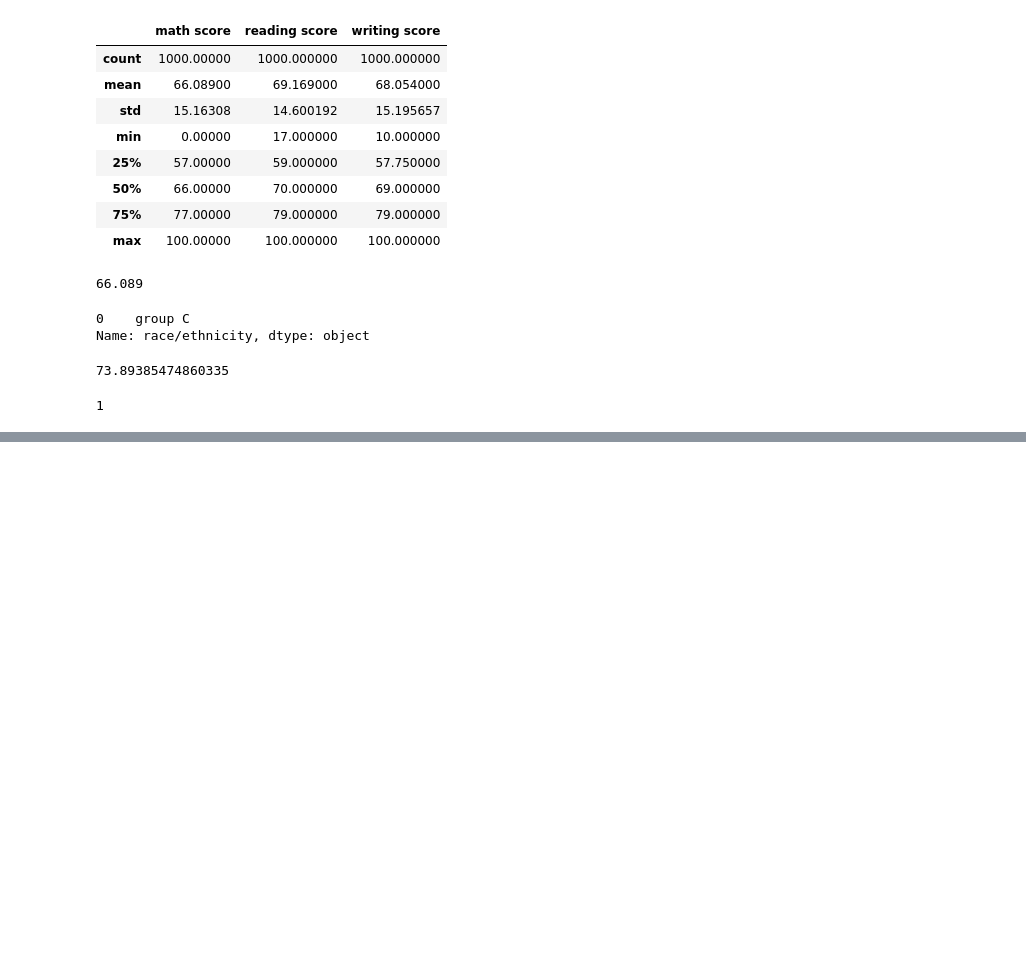
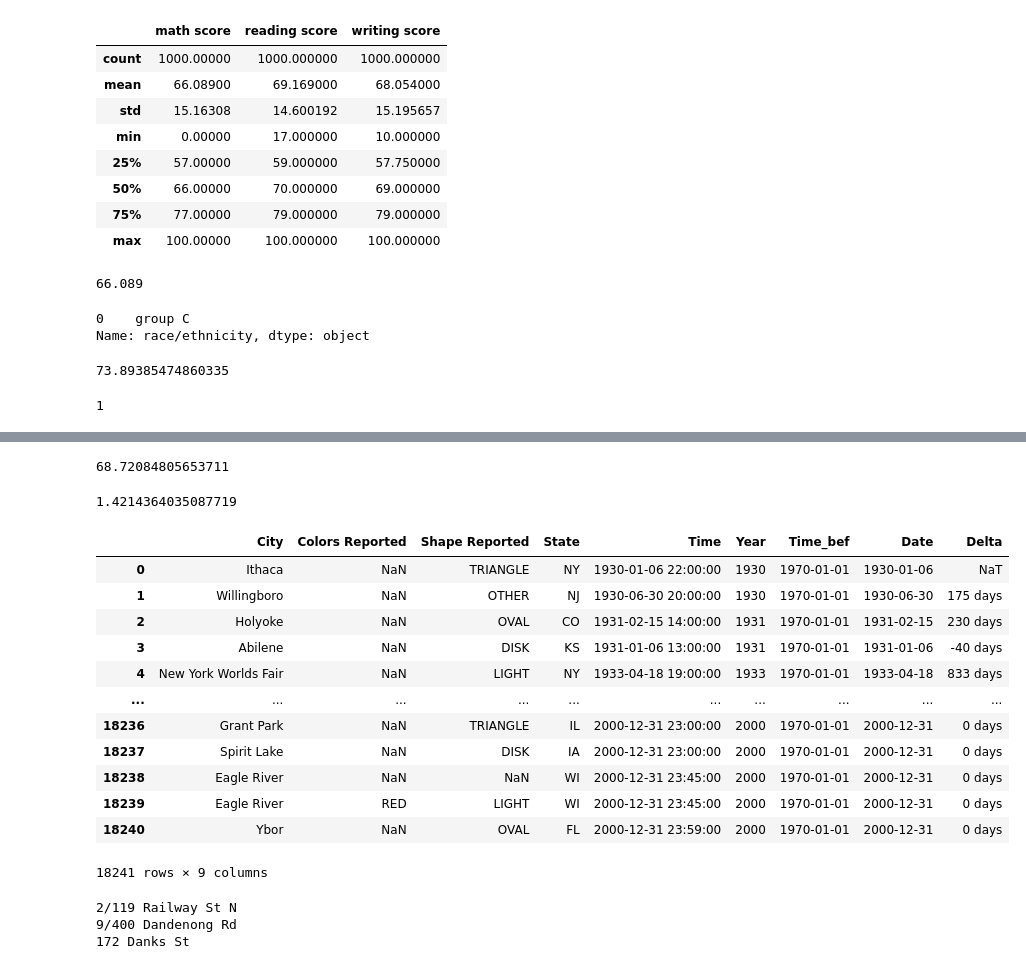
Before and after one commit to sibfox11/Skill-Factory-R2, a Jupyter notebook: Введение_в_Pandas/theory_Pandas_start.ipynb, the cells around one changed output, grey strips where cells are left out. Saved outputs shown, nothing was run; the diff lists cells and outputs as text; code cells hidden in the pictures; blank space fills up the shorter version.

```diff
--- a/Введение_в_Pandas/theory_Pandas_start.ipynb
+++ b/Введение_в_Pandas/theory_Pandas_start.ipynb
@@ -474,0 +765,3 @@ sd[sd['math score'] == 0].shape[0]
+# %%
+for i in nevada:
+    print(i.loc['Time'])
@@ -474,0 +816,5 @@ sd[sd['math score'] == 0].shape[0]
+# %%
+nl_c['Time_bef']=pd.to_datetime(0)
+for i in range(1,len(nl_c)):
+    #print('i=',i)
+    nl_c.iloc[i]['Time_bef']=nl_c.iloc[i-1]['Time']
@@ -474,0 +844,35 @@ sd[sd['math score'] == 0].shape[0]
+# %%
+nl_c['Date'] = nl_c['Time'].dt.date
+print(nl_c[nl_c['State']=='NV']['Date'].diff().dt.days.mean())
+# %% [output]
+68.72084805653711
+# %%
+nl_c['Delta']=nl_c['Date'].diff()
+# %%
+nl_c['Delta'].dt.days.mean()
+# %% [output]
+1.4214364035087719
+# %%
+nl_c
+# %% [output]
+|  | City | Colors Reported | Shape Reported | State | Time | Year | Time_bef | Date | Delta |
+| 0 | Ithaca | NaN | TRIANGLE | NY | 1930-01-06 22:00:00 | 1930 | 1970-01-01 | 1930-01-06 | NaT |
+| 1 | Willingboro | NaN | OTHER | NJ | 1930-06-30 20:00:00 | 1930 | 1970-01-01 | 1930-06-30 | 175 days |
+| 2 | Holyoke | NaN | OVAL | CO | 1931-02-15 14:00:00 | 1931 | 1970-01-01 | 1931-02-15 | 230 days |
+| 3 | Abilene | NaN | DISK | KS | 1931-01-06 13:00:00 | 1931 | 1970-01-01 | 1931-01-06 | -40 days |
+| 4 | New York Worlds Fair | NaN | LIGHT | NY | 1933-04-18 19:00:00 | 1933 | 1970-01-01 | 1933-04-18 | 833 days |
+| ... | ... | ... | ... | ... | ... | ... | ... | ... | ... |
+| 18236 | Grant Park | NaN | TRIANGLE | IL | 2000-12-31 23:00:00 | 2000 | 1970-01-01 | 2000-12-31 | 0 days |
+| 18237 | Spirit Lake | NaN | DISK | IA | 2000-12-31 23:00:00 | 2000 | 1970-01-01 | 2000-12-31 | 0 days |
+| 18238 | Eagle River | NaN | NaN | WI | 2000-12-31 23:45:00 | 2000 | 1970-01-01 | 2000-12-31 | 0 days |
+| 18239 | Eagle River | RED | LIGHT | WI | 2000-12-31 23:45:00 | 2000 | 1970-01-01 | 2000-12-31 | 0 days |
+| 18240 | Ybor | NaN | OVAL | FL | 2000-12-31 23:59:00 | 2000 | 1970-01-01 | 2000-12-31 | 0 days |
+18241 rows × 9 columns
+# %%
+print(melb_df['Address'].loc[177])
+print(melb_df['Address'].loc[1812])
+print(melb_df['Address'].loc[9001])
+# %% [output]
+2/119 Railway St N
+9/400 Dandenong Rd
+172 Danks St
```
Also changed, not shown: parts of 47 cells of this notebook, 1 other file.
